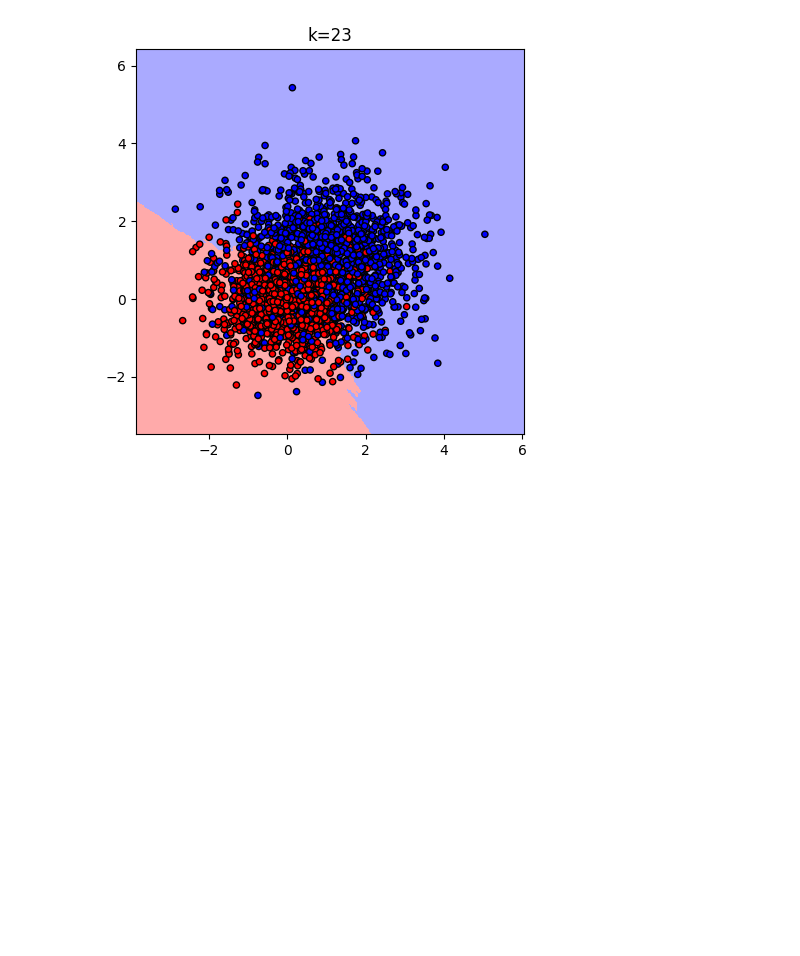
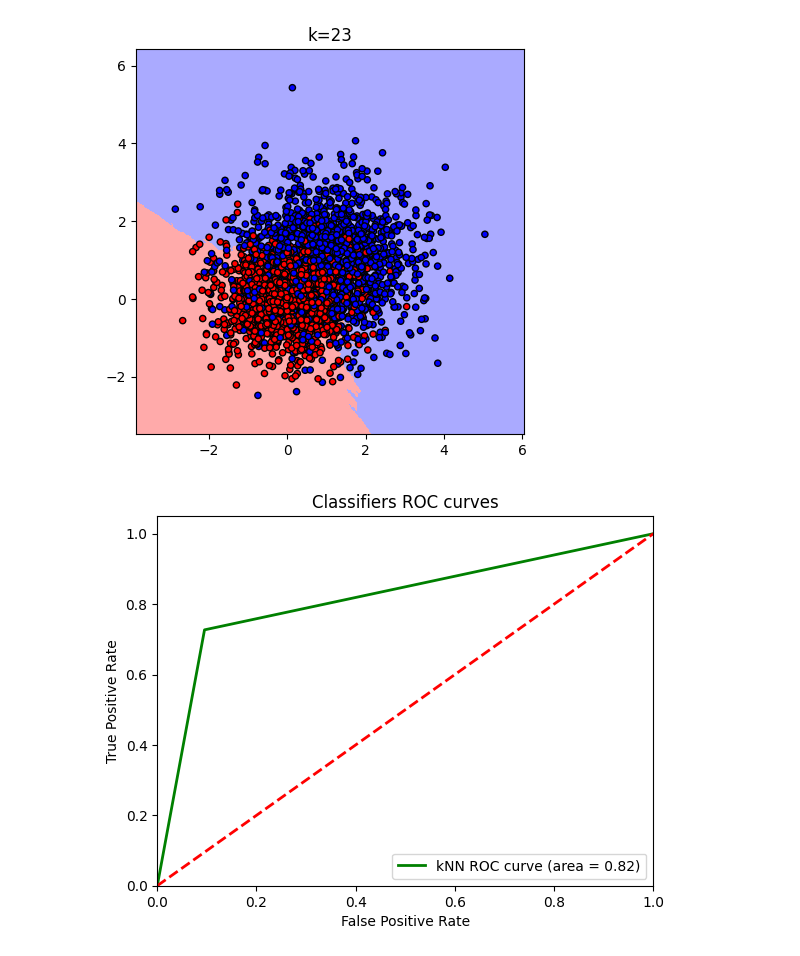
Before and after one commit to sararst/Malis, a Jupyter notebook: proj1/task2.ipynb, the cells around one changed output. Drawn from its saved outputs; the diff is of its cells as text; code cells hidden in the pictures; blank space fills up the shorter version.

Commit message:
added roc curve

```diff
--- a/proj1/task2.ipynb
+++ b/proj1/task2.ipynb
@@ -19,10 +19,14 @@ X_val.shape, y_val.shape
 # %% [output]
 ((480, 2), (480,))
 # %%
+import time
+
+start = time.time()
+
 # I use the validation set to tune the hyperparameters (k)
 accuracies = []
 k_values = list(range(1, 30, 2))  # usually odd values of k are preferred
-p_values = list(range(1, 7))
+p_values = list(range(1, 6))
 best_acc = 0.0
 for k in k_values:
     for p in p_values:
@@ -36,5 +40,7 @@ for k in k_values:
             best_acc = acc
             best_k = k
             best_p = p
+end = time.time()
+print(end - start)
 print(f"Validation accuracy: {best_acc}, k={best_k}, p={best_p}")
 # %% [output]
@@ -69,3 +78,25 @@ y_test = knn_model.predict(X_test, p).reshape(xx.shape)
 utils.plot_results(xx, yy, X_train, y_train, y_test, "k=" + str(best_k))
 # %% [output]
 [figure]
+# %%
+#Roc curve
+from sklearn.metrics import roc_curve, auc
+import matplotlib.pyplot as plt
+
+fpr2, tpr2, threshold2 = roc_curve(y_val, y_pred)
+roc_auc2 = auc(fpr2, tpr2)
+
+plt.figure()
+
+plt.plot(fpr2, tpr2, color='green', lw=2, label='kNN ROC curve (area = %0.2f)'% roc_auc2)
+
+plt.plot([0, 1], [0, 1], color='red', lw=2, linestyle='--')
+plt.xlim([0.0, 1.0])
+plt.ylim([0.0, 1.05])
+plt.xlabel('False Positive Rate')
+plt.ylabel('True Positive Rate')
+plt.title('Classifiers ROC curves')
+plt.legend(loc = "lower right")
+plt.show()
+# %% [output]
+[figure, added]
```
Also changed, not shown: parts of 4 cells of this notebook, 1 other file.
